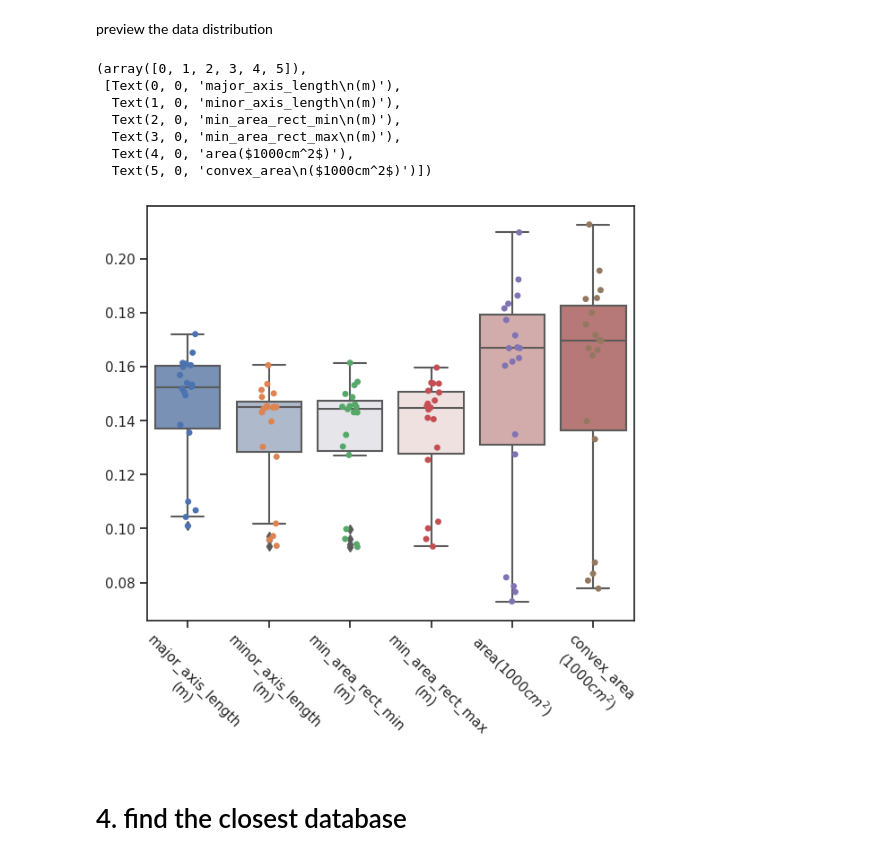
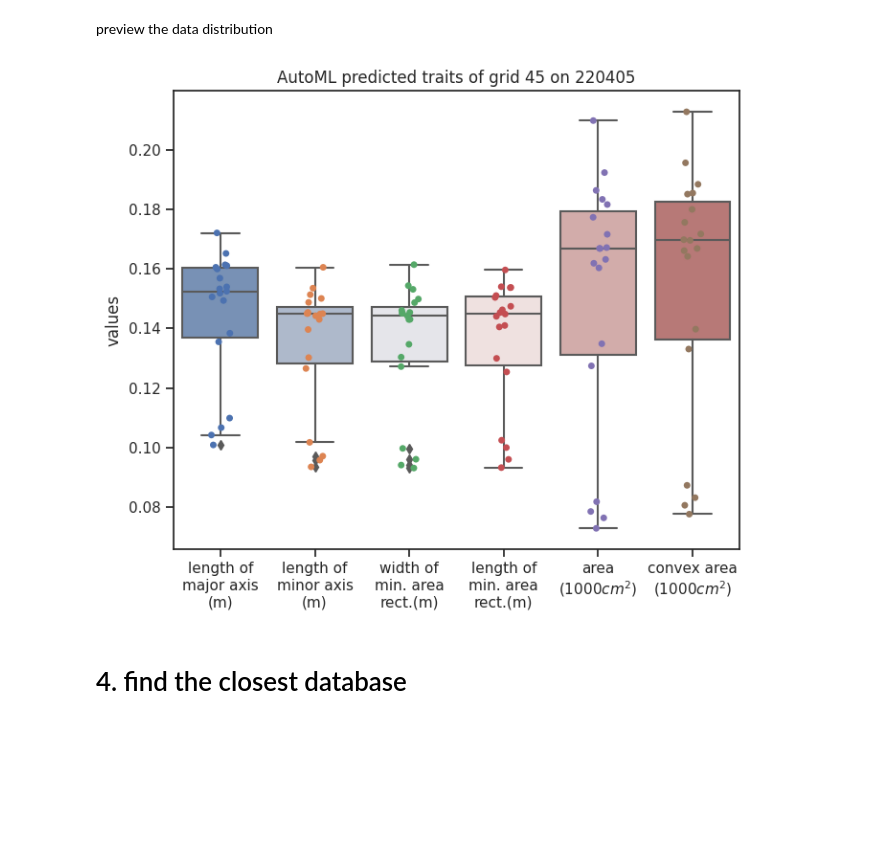
Before and after one commit to UTokyo-FieldPhenomics-Lab/BroccoliHead3D.ipynb, a Jupyter notebook: 21_grid4o3d.ipynb, the cells around one changed output. Drawn from its saved outputs; the diff is of its cells as text; code cells hidden in the pictures; blank space fills up the shorter version.

```diff
--- a/21_grid4o3d.ipynb
+++ b/21_grid4o3d.ipynb
@@ -243,34 +245,34 @@ preview the data distribution
 # %%
 sns.set_theme(style="ticks")
 
 predictions4plot = predictions.copy()
 predictions4plot.area /= 1000
 predictions4plot.convex_area /= 1000
 
 predictions4plot = predictions4plot.rename(columns={
-    'major_axis_length': 'major_axis_length\n(m)',
-    'minor_axis_length': 'minor_axis_length\n(m)',
-    'min_area_rect_min': 'min_area_rect_min\n(m)',
-    'min_area_rect_max': 'min_area_rect_max\n(m)',
-    'area': 'area($1000cm^2$)',
-    'convex_area': 'convex_area\n($1000cm^2$)',
+    'major_axis_length': 'length of\nmajor axis\n(m)',
+    'minor_axis_length': 'length of\nminor axis\n(m)',
+    'min_area_rect_min': 'width of\nmin. area\nrect.(m)',
+    'min_area_rect_max': 'length of\nmin. area\nrect.(m)',
+    'area': 'area\n($1000 cm^2$)',
+    'convex_area': 'convex area\n($1000 cm^2$)',
 })
 
 f, ax = plt.subplots(figsize=(7, 6))
 
 sns.boxplot(data=predictions4plot, ax=ax, palette="vlag")
 sns.stripplot(data=predictions4plot, ax=ax)
 
-plt.xticks(rotation=-45)
+# plt.xticks(rotation=-45)
+
+ax.set_title(f'AutoML predicted traits of grid {grid_id} on {date}')
+ax.set_ylabel('values')
+
+plt.tight_layout()
+plt.savefig(f'out/autoskl_pred_{date}_{grid_id}.svg')
+plt.show()
 # %% [output]
-(array([0, 1, 2, 3, 4, 5]),
- [Text(0, 0, 'major_axis_length\n(m)'),
-  Text(1, 0, 'minor_axis_length\n(m)'),
-  Text(2, 0, 'min_area_rect_min\n(m)'),
-  Text(3, 0, 'min_area_rect_max\n(m)'),
-  Text(4, 0, 'area($1000cm^2$)'),
-  Text(5, 0, 'convex_area\n($1000cm^2$)')])
-[figure, old version]
+[figure, new version]
 # %% [markdown]
 # 4. find the closest database
 # %% [markdown]
```
Also changed, not shown: parts of 14 cells of this notebook, 2 other files.
